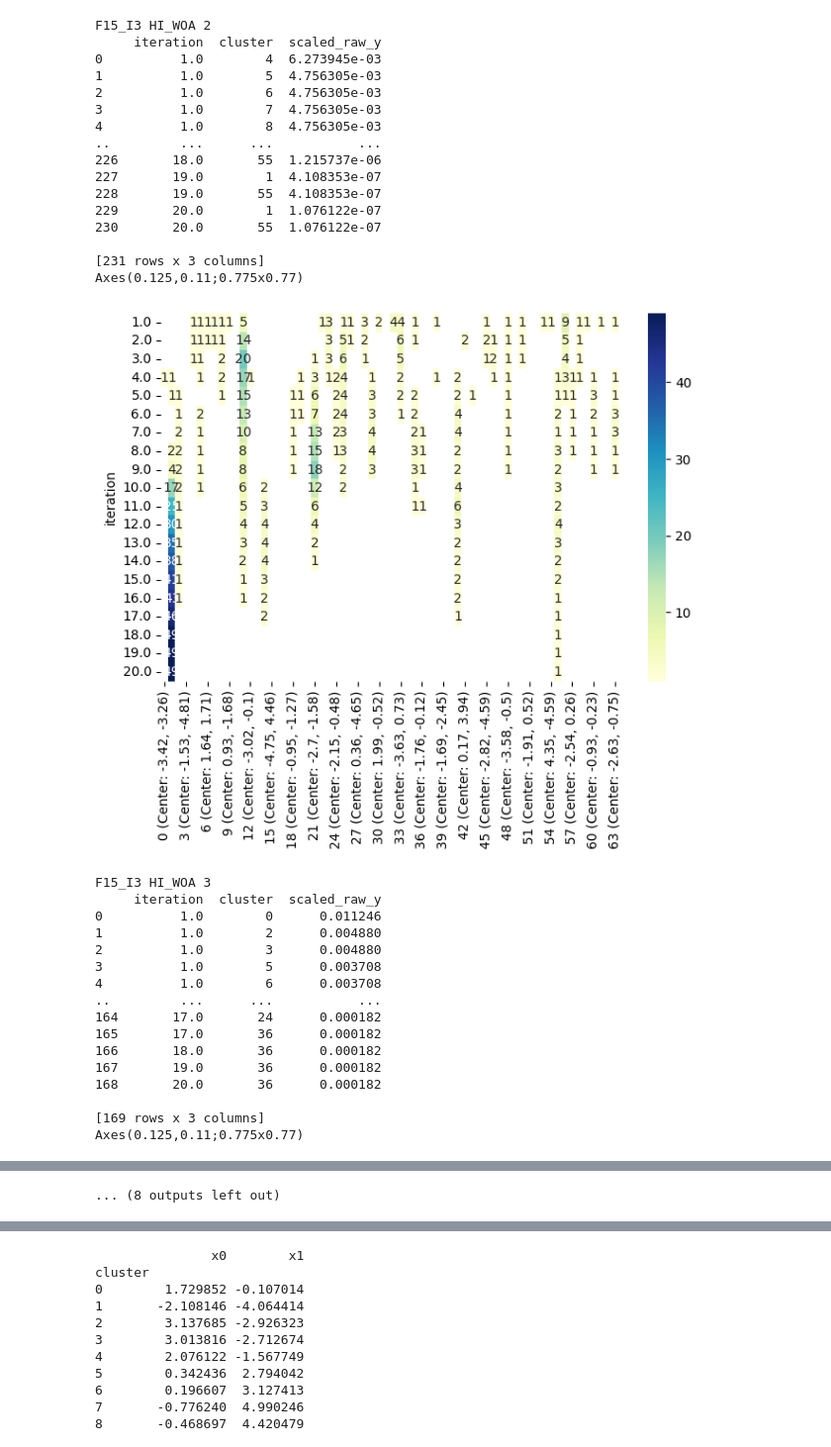
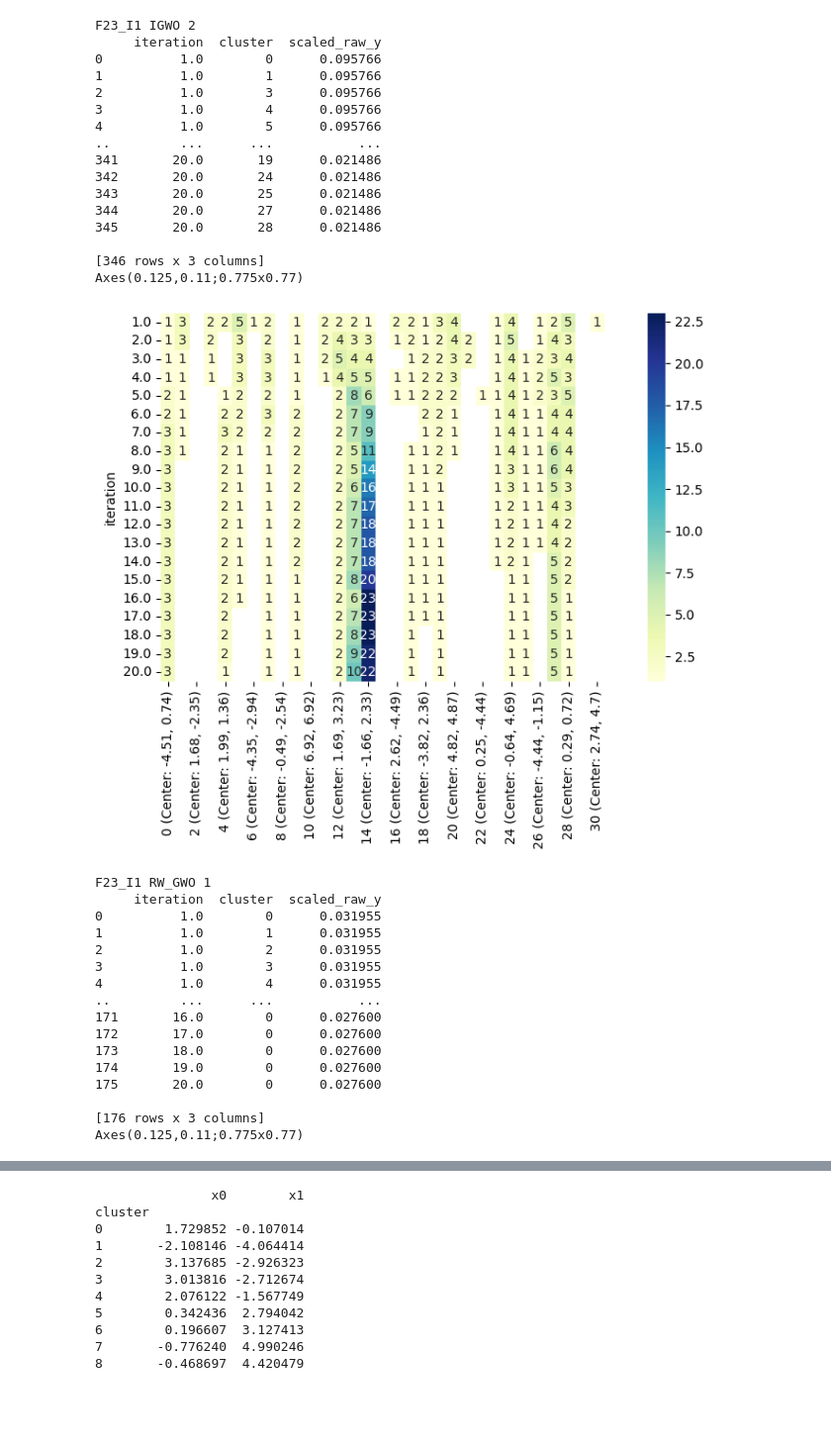
Before and after one commit to 8Timon24/Diploma-Analiza-in-vizualizacija-algoritmov-za-optimizacijo, a Jupyter notebook: 3_cluster_analysis.ipynb, the cells around one changed output, grey strips where cells are left out. Shown at 99% size. Drawn from its saved outputs; the diff is of its cells as text; code cells hidden in the pictures; blank space fills up the shorter version.

```diff
--- a/3_cluster_analysis.ipynb
+++ b/3_cluster_analysis.ipynb
@@ -131,6 +131,6 @@ def visualize_multi(dimensions, problems, algorithms, runs, line_plot_y=False, p
                 # Show the combined plot
                 plt.show()
 # %%
-visualize([2], ['F15_I3'], ['HI_WOA','OriginalWOA'], [1,2,3,4, 5], data_dir=f'data/clustering_features_x_only_10_algorithms_kmeans_2pow_no_init', plot_y=False)
+visualize([2], ['F23_I1'], ['IGWO', 'RW_GWO'], [1,2], data_dir=f'data/clustering_features_20_algorithms_kmeans', plot_y=False)
 # %% [output]
     scaled_x0  scaled_x1
@@ -154,33 +154,33 @@ Axes(0.125,0.11;0.775x0.77)
-F15_I3 HI_WOA 2
+F23_I1 IGWO 2
      iteration  cluster  scaled_raw_y
-0          1.0        4  6.273945e-03
-1          1.0        5  4.756305e-03
-2          1.0        6  4.756305e-03
-3          1.0        7  4.756305e-03
-4          1.0        8  4.756305e-03
+0          1.0        0      0.095766
+1          1.0        1      0.095766
+2          1.0        3      0.095766
+3          1.0        4      0.095766
+4          1.0        5      0.095766
 ..         ...      ...           ...
-226       18.0       55  1.215737e-06
-227       19.0        1  4.108353e-07
-228       19.0       55  4.108353e-07
-229       20.0        1  1.076122e-07
-230       20.0       55  1.076122e-07
+341       20.0       19      0.021486
+342       20.0       24      0.021486
+343       20.0       25      0.021486
+344       20.0       27      0.021486
+345       20.0       28      0.021486
 
-[231 rows x 3 columns]
+[346 rows x 3 columns]
 Axes(0.125,0.11;0.775x0.77)
-[figure, old version]
+[figure, new version]
-F15_I3 HI_WOA 3
+F23_I1 RW_GWO 1
      iteration  cluster  scaled_raw_y
-0          1.0        0      0.011246
-1          1.0        2      0.004880
-2          1.0        3      0.004880
-3          1.0        5      0.003708
-4          1.0        6      0.003708
+0          1.0        0      0.031955
+1          1.0        1      0.031955
+2          1.0        2      0.031955
+3          1.0        3      0.031955
+4          1.0        4      0.031955
 ..         ...      ...           ...
-164       17.0       24      0.000182
-165       17.0       36      0.000182
-166       18.0       36      0.000182
-167       19.0       36      0.000182
-168       20.0       36      0.000182
+171       16.0        0      0.027600
+172       17.0        0      0.027600
+173       18.0        0      0.027600
+174       19.0        0      0.027600
+175       20.0        0      0.027600
 
-[169 rows x 3 columns]
+[176 rows x 3 columns]
 Axes(0.125,0.11;0.775x0.77)
@@ -239,4 +205,3 @@ Axes(0.125,0.11;0.775x0.77)
-... (8 outputs left out)
 # %%
 algorithms_of_interest=["ModifiedAEO",
 "OriginalAEO",
```
Also changed, not shown: parts of 8 cells of this notebook, 6 other files.
